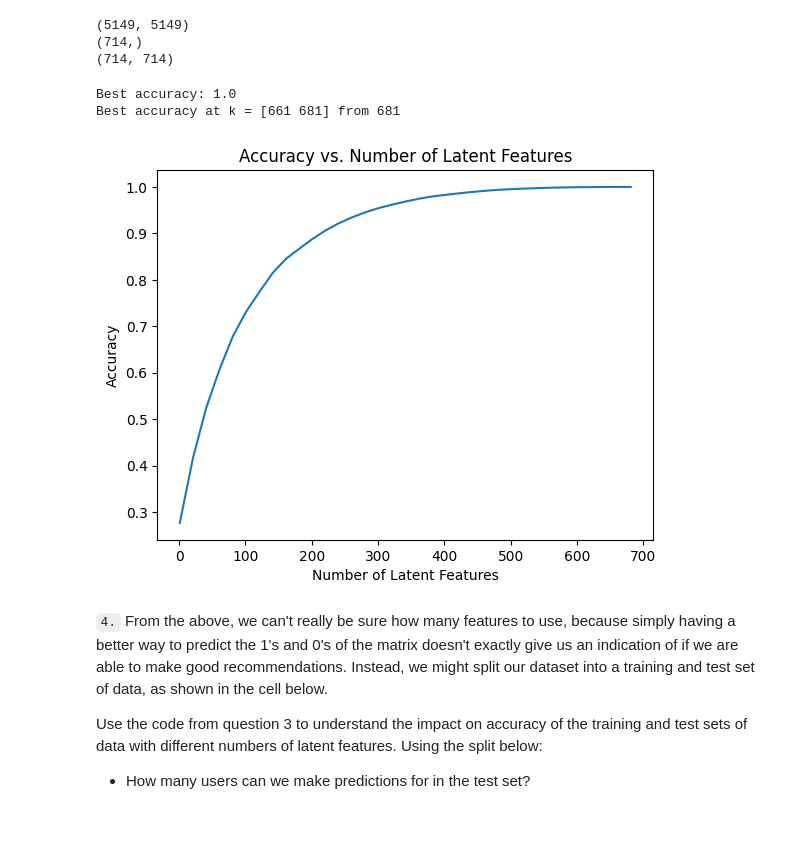
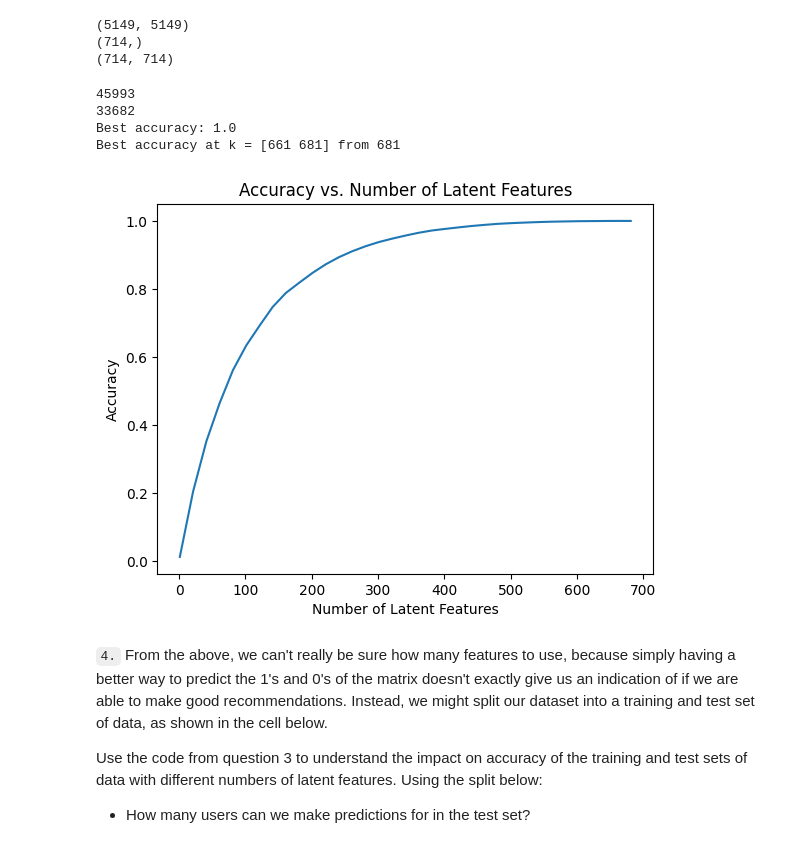
Before and after one commit to jonas-schumacher/udacity-recommenders, a Jupyter notebook: Recommendations_with_IBM.ipynb, the cells around one changed output. Drawn from its saved outputs; the diff is of its cells as text; code cells hidden in the pictures.

```diff
--- a/Recommendations_with_IBM.ipynb
+++ b/Recommendations_with_IBM.ipynb
@@ -765,35 +792,42 @@ def plot_different_latent_features(s=s, u=u, vt=vt, user_item_matrix=user_item_m
 
     for k in num_latent_feats:
         # restructure with k latent features
         s_new, u_new, vt_new = np.diag(s[:k]), u[:, :k], vt[:k, :]
 
         # take dot product
         user_item_est = np.around(np.dot(np.dot(u_new, s_new), vt_new))
 
         # compute error for each prediction to actual value
         diffs = np.subtract(user_item_matrix, user_item_est)
 
         # total errors and keep track of them
         err = np.sum(np.sum(np.abs(diffs)))
         sum_errs.append(err)
 
-    accuracy = 1 - np.array(sum_errs) / df.shape[0]
+    num_total_interactions = df.shape[0]
+    num_interactions_counted_once = user_item_matrix.sum().sum()
+    print(num_total_interactions)
+    print(num_interactions_counted_once)
+
+    accuracy = 1 - np.array(sum_errs) / num_interactions_counted_once
 
     plt.plot(num_latent_feats, accuracy);
     plt.xlabel('Number of Latent Features');
     plt.ylabel('Accuracy');
     plt.title('Accuracy vs. Number of Latent Features');
 
     print(f"Best accuracy: {max(accuracy)}")
     best_id = np.where(accuracy == max(accuracy))[0]
     print(f"Best accuracy at k = {num_latent_feats[best_id]} from {num_latent_feats[-1]}")
 
 
 plot_different_latent_features()
 # %% [output]
+45993
+33682
 Best accuracy: 1.0
 Best accuracy at k = [661 681] from 681
-[figure, old version]
+[figure, new version]
 # %% [markdown]
 `4.` From the above, we can't really be sure how many features to use, because simply having a better way to predict the 1's and 0's of the matrix doesn't exactly give us an indication of if we are able to make good recommendations.  Instead, we might split our dataset into a training and test set of data, as shown in the cell below.
 
```
Also changed, not shown: parts of 17 cells of this notebook, 1 other file.
